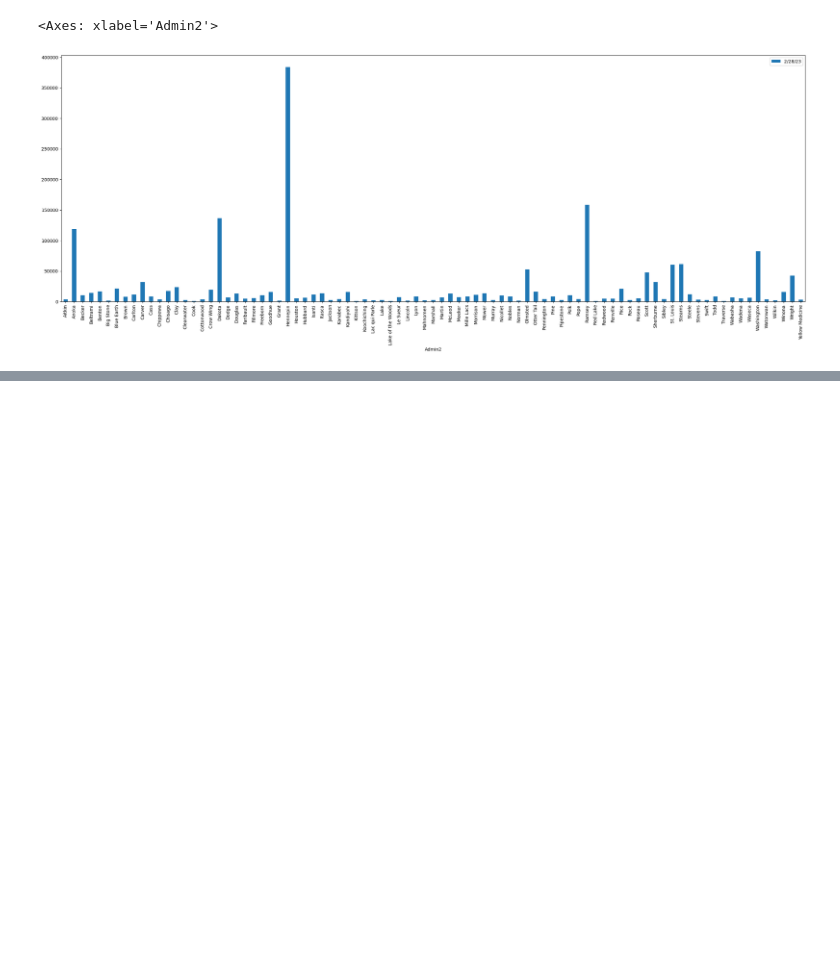
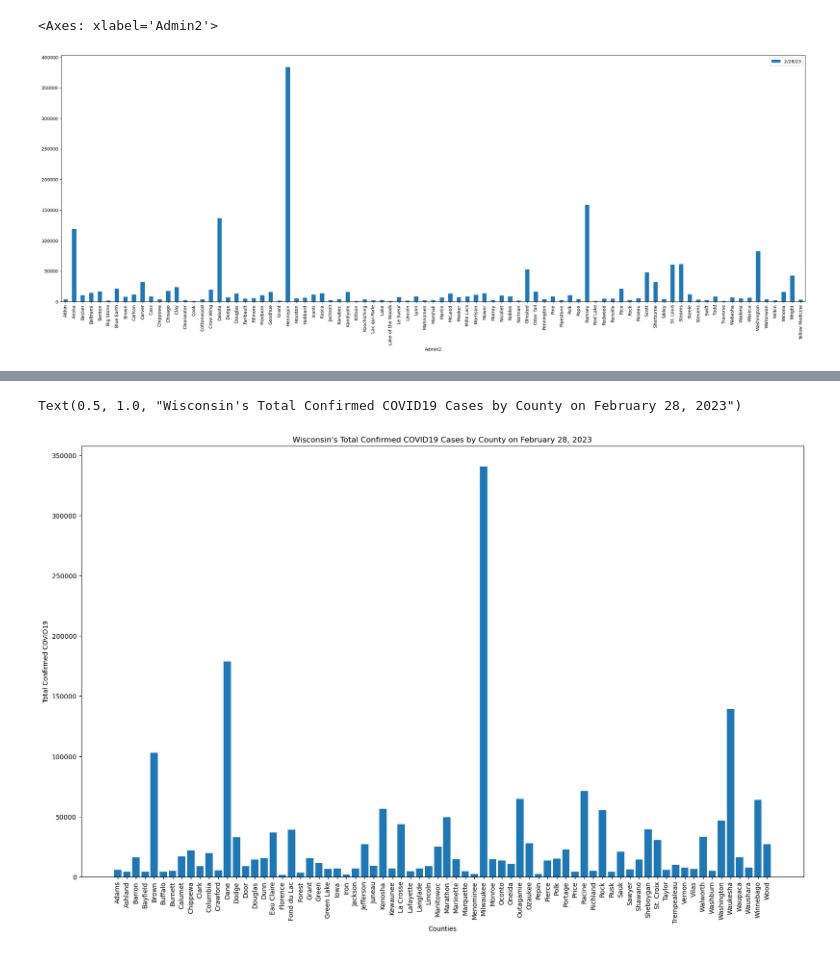
Before and after one commit to micah-11101/Covid-19Analysis, a Jupyter notebook: main.ipynb, the cells around one changed output, grey strips where cells are left out. Saved outputs shown, nothing was run; the diff lists cells and outputs as text; code cells hidden in the pictures; blank space fills up the shorter version.

Commit message:
Adding Mysee's data for main file.

```diff
--- a/main.ipynb
+++ b/main.ipynb
@@ -744,2 +77,6 @@ fig.savefig('./Data/2020StartInfections.png',dpi=400, bbox_inches="tight")
 # %%
 #Nicholas
+# %%
+#Mysee's state: Wisconsin
+wisconsin_df = clean_df.loc[covid_df["Province_State"] == "Wisconsin"]
+wisconsin_df.head()
@@ -745,0 +161,13 @@ fig.savefig('./Data/2020StartInfections.png',dpi=400, bbox_inches="tight")
+# %%
+# Adjust size of bar chart
+plt.figure(figsize=(20,12))
+# Plot running total of all Wisconsin counties
+plt.bar(wisconsin_df["Admin2"], wisconsin_df["2/28/23"])
+# Add and format labels
+plt.xlabel("Counties")
+plt.xticks(rotation=90) # Rotate x-axis ticks for easier reading
+plt.ylabel("Total Confirmed COVID19")
+plt.title("Wisconsin's Total Confirmed COVID19 Cases by County on February 28, 2023")
+# %% [output]
+Text(0.5, 1.0, "Wisconsin's Total Confirmed COVID19 Cases by County on February 28, 2023")
+[figure, added]
```
Also changed, not shown: parts of 51 cells of this notebook.
